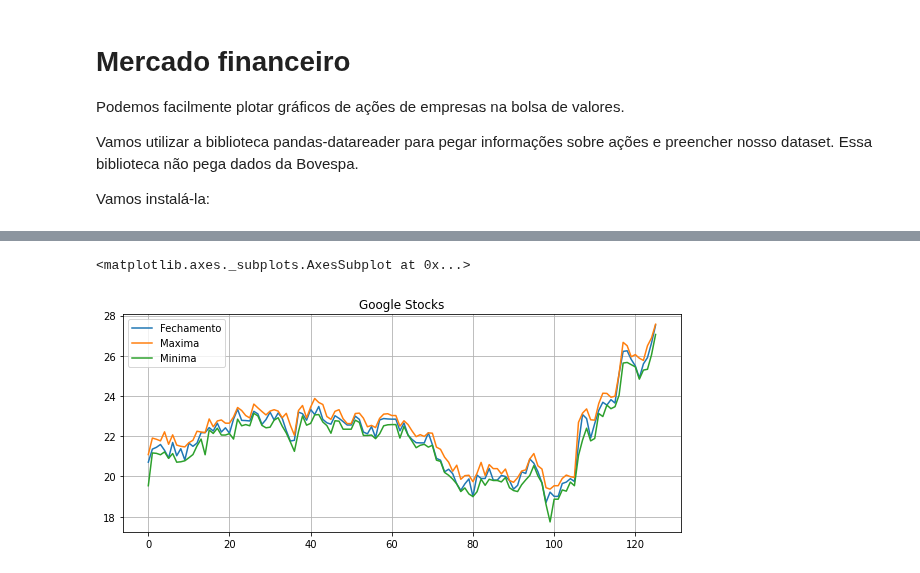
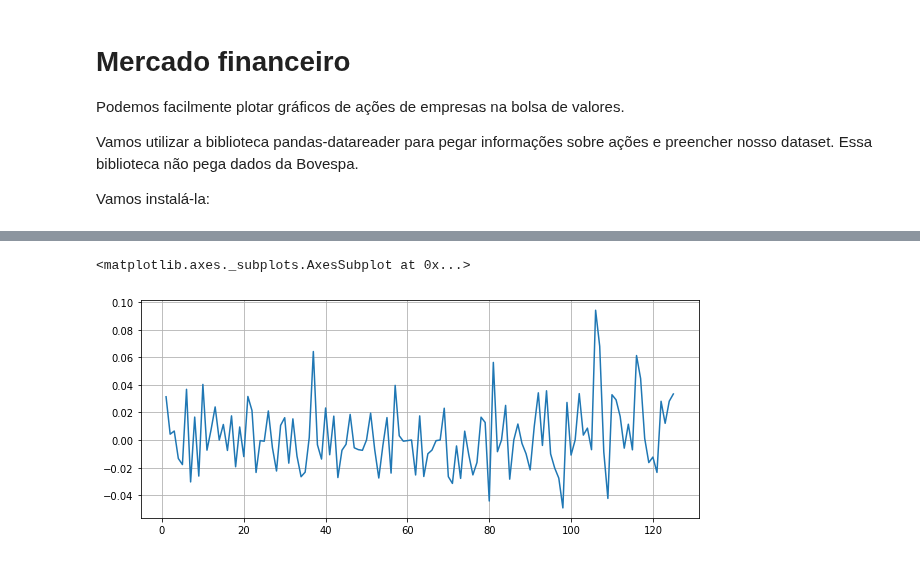
Before and after one commit to pcpiscator/Ciencia-de-dados, a Jupyter notebook: Mercfin.ipynb, the cells around one changed output, grey strips where cells are left out. Saved outputs shown, nothing was run; the diff lists cells and outputs as text; code cells hidden in the pictures.

```diff
--- a/Mercfin.ipynb
+++ b/Mercfin.ipynb
@@ -38,0 +51,5 @@ df.head()
+# %%
+df['MovingMean14'] = df.Fechamento.rolling(14).mean()  # Média movel de 14 dias do Fechamento
+df['MovingMean30'] = df.Fechamento.rolling(30).mean()  # Média movel de 30 dias do Fechamento
+df['DailyReturn'] = df.Fechamento.pct_change()              # Retorno diario percentual
+df.tail()
@@ -39,5 +70,5 @@ df.head()
 # %%
-df.plot(figsize=(10, 4), title='Google Stocks', grid=True)
+df.DailyReturn.plot(figsize=(10, 4), grid=True)
 # %% [output]
 <matplotlib.axes._subplots.AxesSubplot at 0x...>
-[figure, old version]
+[figure, new version]
```
Also changed, not shown: parts of 5 cells of this notebook.
